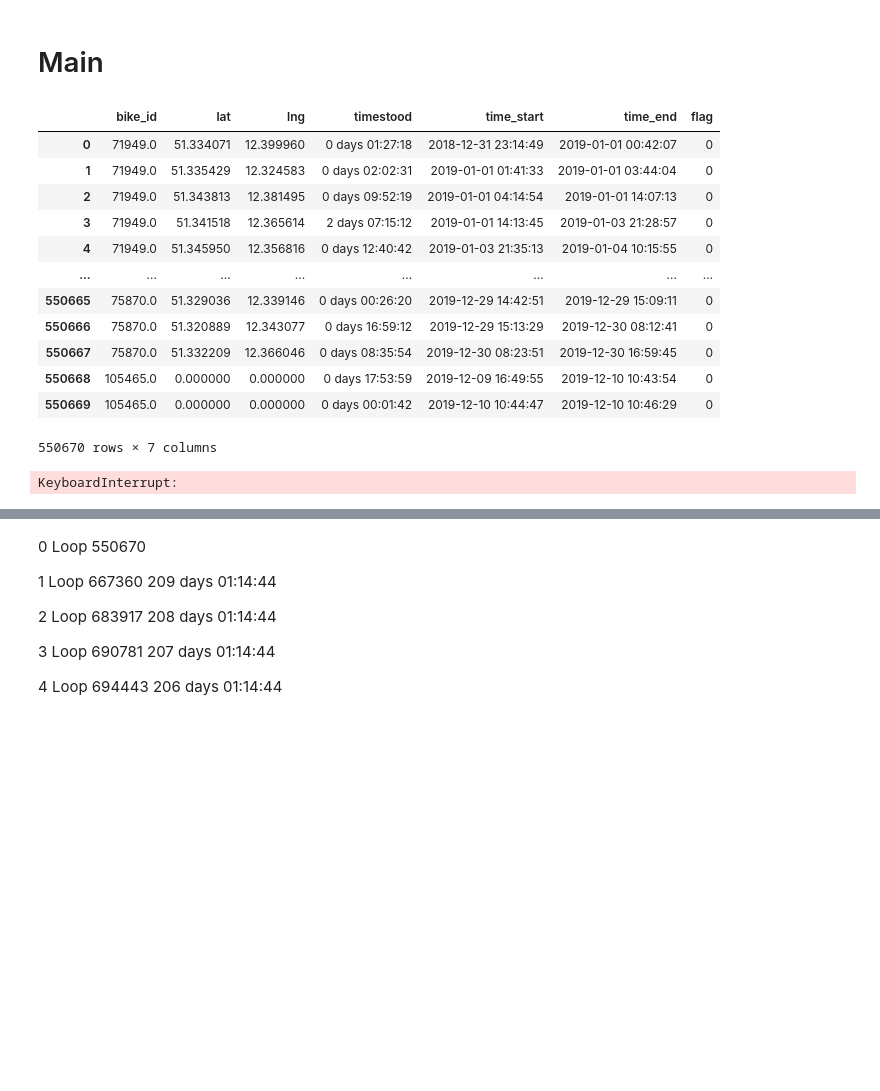
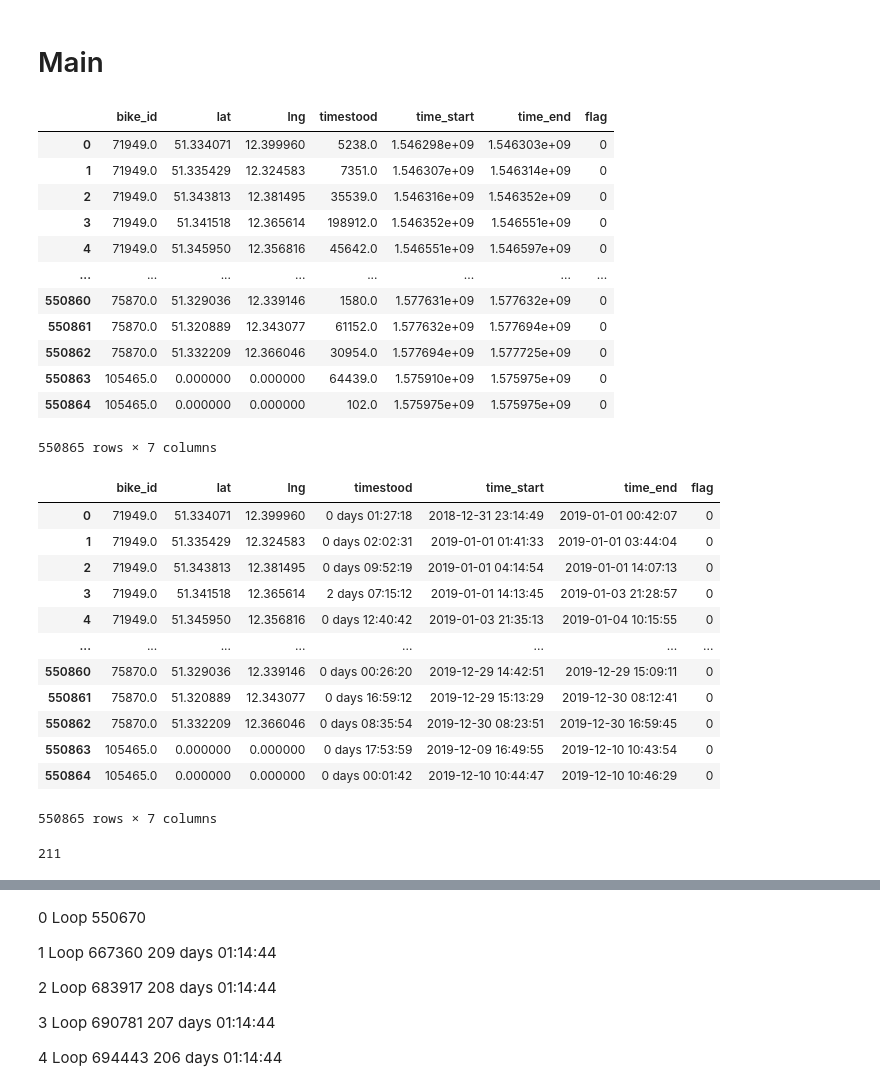
Before and after one commit to jw54kysa/bachelor_thesis_idle_time_prediction_nextbike, a Jupyter notebook: scripts/split_points_on_midnight.ipynb, the cells around one changed output, grey strips where cells are left out. Drawn from its saved outputs; the diff is of its cells as text; code cells hidden in the pictures; blank space fills up the shorter version.

```diff
--- a/scripts/split_points_on_midnight.ipynb
+++ b/scripts/split_points_on_midnight.ipynb
@@ -1,7 +1,7 @@
 # %%
 def importdata():
 
-    df = pd.read_csv('/Users/jonweske/devment/BA_nextbike/data/df_points_valid_geo_v01.csv')
+    df = pd.read_csv('../data/df_points_valid_geo_v100.csv')
 
     df = df[['bike_id','lat','lng','timestood','time_start','time_end']]
 
@@ -20,16 +20,30 @@ def importdata():
 # %%
 from keplergl import KeplerGl
 import pandas as pd
 pd.options.mode.chained_assignment = None
 from tqdm import tqdm
 import pickle
 from datetime import timedelta, datetime, date
 
 
 df = importdata()
 
 
-#df
+df
+# %% [output]
+|  | bike_id | lat | lng | timestood | time_start | time_end | flag |
+| 0 | 71949.0 | 51.334071 | 12.399960 | 5238.0 | 1.546298e+09 | 1.546303e+09 | 0 |
+| 1 | 71949.0 | 51.335429 | 12.324583 | 7351.0 | 1.546307e+09 | 1.546314e+09 | 0 |
+| 2 | 71949.0 | 51.343813 | 12.381495 | 35539.0 | 1.546316e+09 | 1.546352e+09 | 0 |
+| 3 | 71949.0 | 51.341518 | 12.365614 | 198912.0 | 1.546352e+09 | 1.546551e+09 | 0 |
+| 4 | 71949.0 | 51.345950 | 12.356816 | 45642.0 | 1.546551e+09 | 1.546597e+09 | 0 |
+| ... | ... | ... | ... | ... | ... | ... | ... |
+| 550860 | 75870.0 | 51.329036 | 12.339146 | 1580.0 | 1.577631e+09 | 1.577632e+09 | 0 |
+| 550861 | 75870.0 | 51.320889 | 12.343077 | 61152.0 | 1.577632e+09 | 1.577694e+09 | 0 |
+| 550862 | 75870.0 | 51.332209 | 12.366046 | 30954.0 | 1.577694e+09 | 1.577725e+09 | 0 |
+| 550863 | 105465.0 | 0.000000 | 0.000000 | 64439.0 | 1.575910e+09 | 1.575975e+09 | 0 |
+| 550864 | 105465.0 | 0.000000 | 0.000000 | 102.0 | 1.575975e+09 | 1.575975e+09 | 0 |
+550865 rows × 7 columns
 # %%
 df['timestood'] = pd.to_timedelta(df['timestood'],unit='s')
 df['time_start'] = pd.to_datetime(df['time_start'],unit='s')
@@ -45,9 +59,9 @@ df
 | 3 | 71949.0 | 51.341518 | 12.365614 | 2 days 07:15:12 | 2019-01-01 14:13:45 | 2019-01-03 21:28:57 | 0 |
 | 4 | 71949.0 | 51.345950 | 12.356816 | 0 days 12:40:42 | 2019-01-03 21:35:13 | 2019-01-04 10:15:55 | 0 |
 | ... | ... | ... | ... | ... | ... | ... | ... |
-| 550665 | 75870.0 | 51.329036 | 12.339146 | 0 days 00:26:20 | 2019-12-29 14:42:51 | 2019-12-29 15:09:11 | 0 |
-| 550666 | 75870.0 | 51.320889 | 12.343077 | 0 days 16:59:12 | 2019-12-29 15:13:29 | 2019-12-30 08:12:41 | 0 |
-| 550667 | 75870.0 | 51.332209 | 12.366046 | 0 days 08:35:54 | 2019-12-30 08:23:51 | 2019-12-30 16:59:45 | 0 |
-| 550668 | 105465.0 | 0.000000 | 0.000000 | 0 days 17:53:59 | 2019-12-09 16:49:55 | 2019-12-10 10:43:54 | 0 |
-| 550669 | 105465.0 | 0.000000 | 0.000000 | 0 days 00:01:42 | 2019-12-10 10:44:47 | 2019-12-10 10:46:29 | 0 |
+| 550860 | 75870.0 | 51.329036 | 12.339146 | 0 days 00:26:20 | 2019-12-29 14:42:51 | 2019-12-29 15:09:11 | 0 |
+| 550861 | 75870.0 | 51.320889 | 12.343077 | 0 days 16:59:12 | 2019-12-29 15:13:29 | 2019-12-30 08:12:41 | 0 |
+| 550862 | 75870.0 | 51.332209 | 12.366046 | 0 days 08:35:54 | 2019-12-30 08:23:51 | 2019-12-30 16:59:45 | 0 |
+| 550863 | 105465.0 | 0.000000 | 0.000000 | 0 days 17:53:59 | 2019-12-09 16:49:55 | 2019-12-10 10:43:54 | 0 |
+| 550864 | 105465.0 | 0.000000 | 0.000000 | 0 days 00:01:42 | 2019-12-10 10:44:47 | 2019-12-10 10:46:29 | 0 |
-550670 rows × 7 columns
+550865 rows × 7 columns
@@ -62,8 +69,10 @@ for ind in tqdm(df.index):
 from tqdm import tqdm
 
 changed = 1
+iterations = 0
 
 while changed:
+    iterations += 1
     changed = 0
     for ind in tqdm(df.index):
         ts = df['time_start'][ind]
@@ -91,9 +100,10 @@ while changed:
                 flag = 1
 
             dict = {'bike_id': df['bike_id'][ind], 'lng': df['lng'][ind], 'lat': df['lat'][ind],
-                    'timestood': overhang2, 'time_start': time_start2, 'time_end': te2, 'flag' : flag}
+                    'timestood': overhang, 'time_start': time_start, 'time_end': te, 'flag' : flag}
             df = df.append(dict, ignore_index=True)
+print(iterations)
 # %% [output]
-KeyboardInterrupt:
+211
 # %%
 df
```
Also changed, not shown: parts of 7 cells of this notebook, 3 other files.
